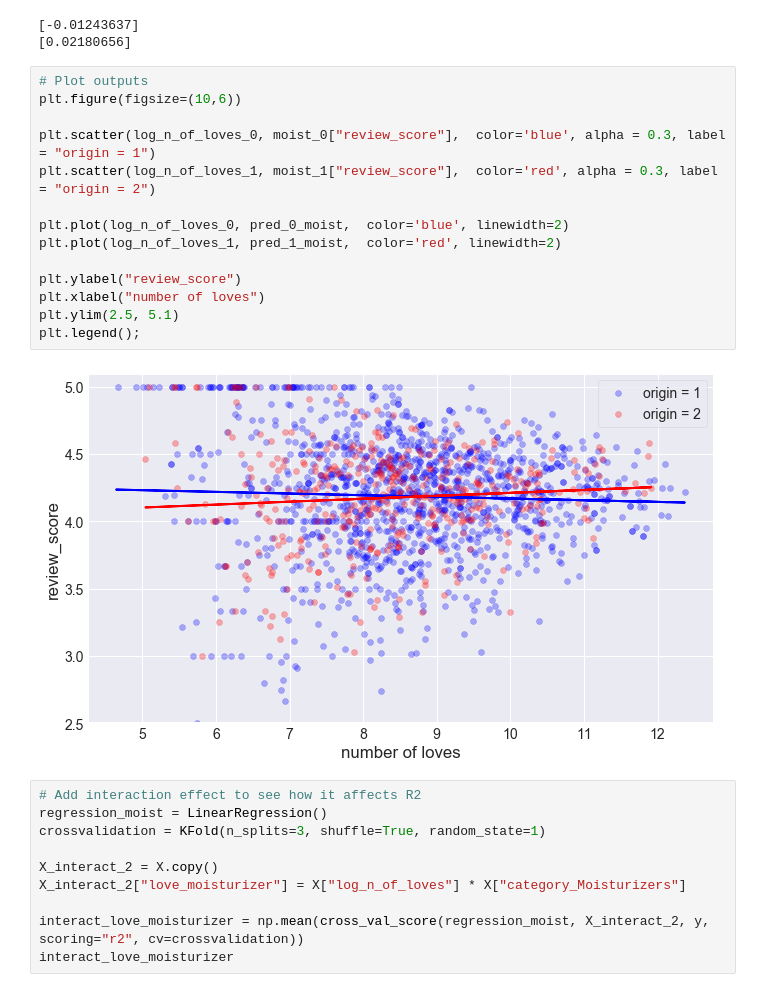
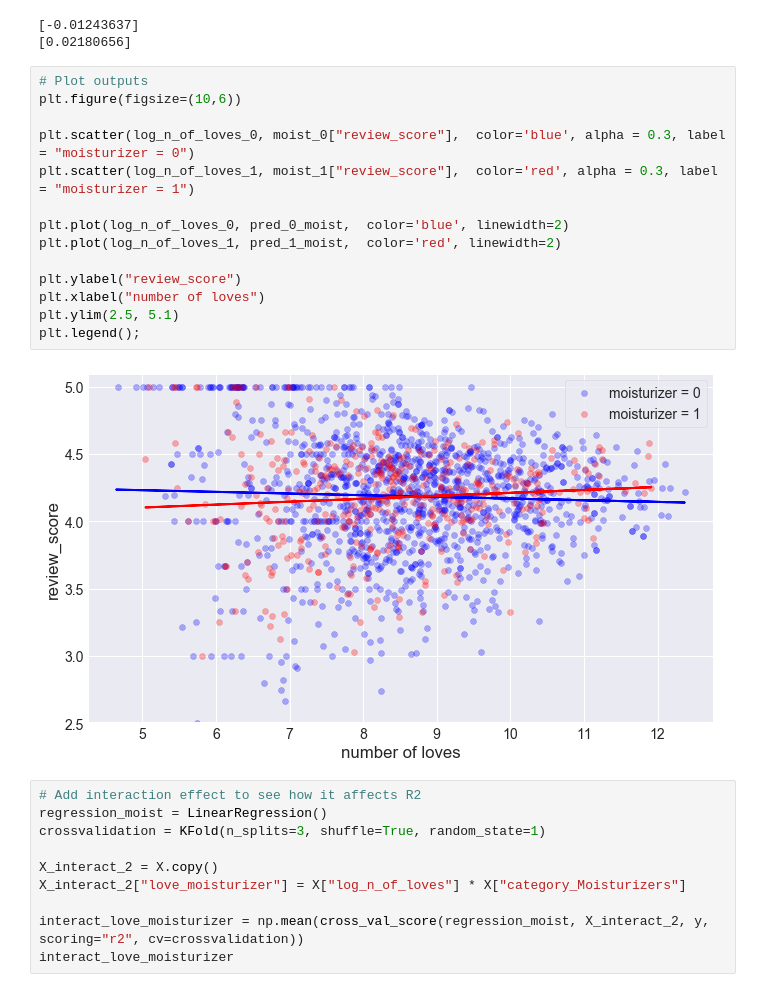
Before and after one commit to fpleoni/i_feel_pretty, a Jupyter notebook: src/Regression.ipynb, the cells around one changed output. Saved outputs shown, nothing was run; the diff lists cells and outputs as text.

```diff
--- a/src/Regression.ipynb
+++ b/src/Regression.ipynb
@@ -572,19 +562,19 @@ print(moist_regression_1.coef_)
 # %%
 # Plot outputs
 plt.figure(figsize=(10,6))
 
-plt.scatter(log_n_of_loves_0, moist_0["review_score"],  color='blue', alpha = 0.3, label = "origin = 1")
-plt.scatter(log_n_of_loves_1, moist_1["review_score"],  color='red', alpha = 0.3, label = "origin = 2")
+plt.scatter(log_n_of_loves_0, moist_0["review_score"],  color='blue', alpha = 0.3, label = "moisturizer = 0")
+plt.scatter(log_n_of_loves_1, moist_1["review_score"],  color='red', alpha = 0.3, label = "moisturizer = 1")
 
 plt.plot(log_n_of_loves_0, pred_0_moist,  color='blue', linewidth=2)
 plt.plot(log_n_of_loves_1, pred_1_moist,  color='red', linewidth=2)
 
 plt.ylabel("review_score")
 plt.xlabel("number of loves")
 plt.ylim(2.5, 5.1)
 plt.legend();
 # %% [output]
-[figure, old version]
+[figure, new version]
 # %%
 # Add interaction effect to see how it affects R2
 regression_moist = LinearRegression()
```
Also changed, not shown: parts of 4 cells of this notebook, 5 other files.
